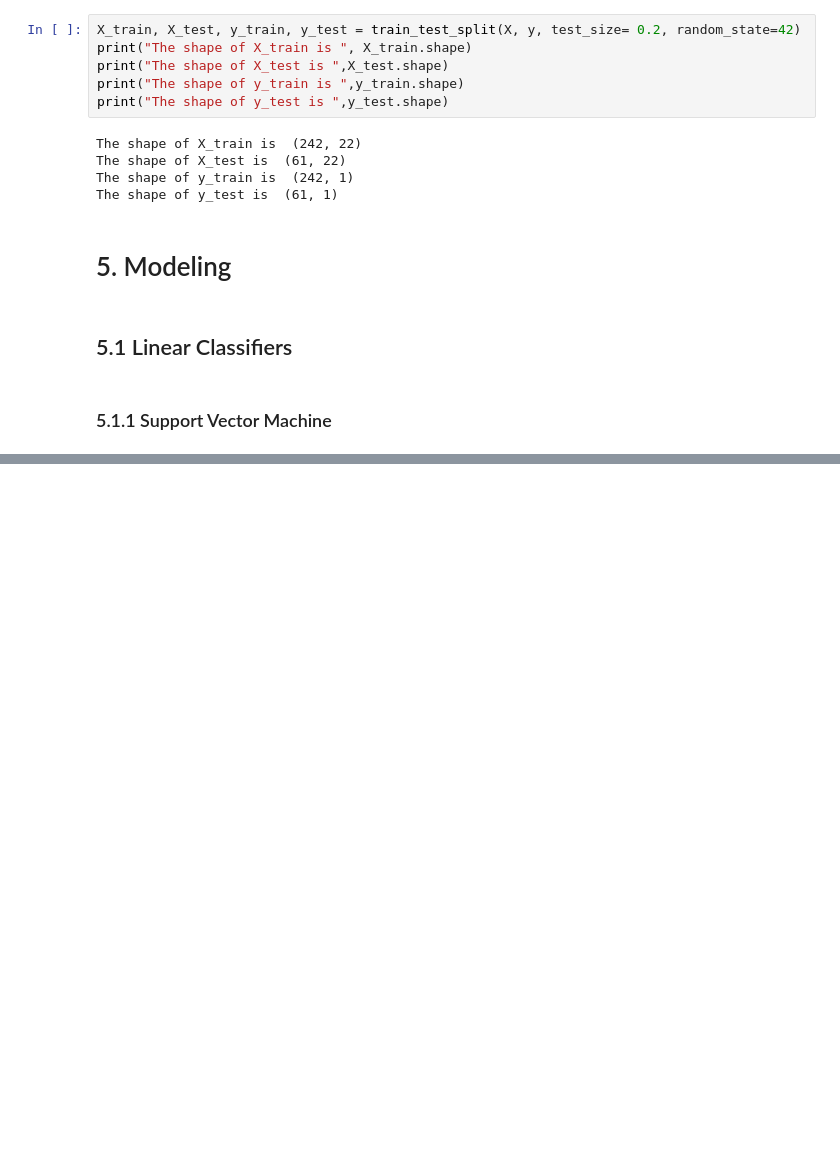
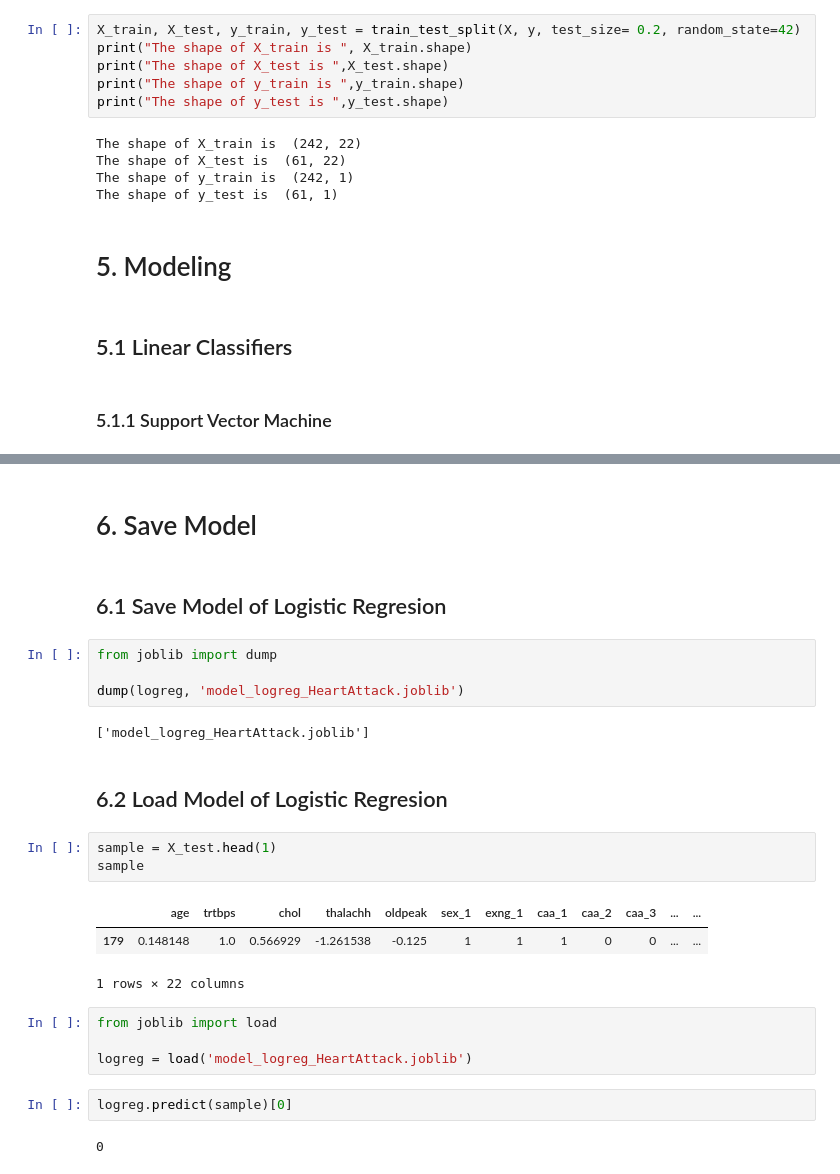
Before and after one commit to anyfish/notebook_project_ml, a Jupyter notebook: eda-heart-attack.ipynb, the cells around one changed output, grey strips where cells are left out. Cells and saved outputs as stored; diff of their text form; blank space fills up the shorter version.

```diff
--- a/eda-heart-attack.ipynb
+++ b/eda-heart-attack.ipynb
@@ -880,0 +991,27 @@ The test accuracy score of SVM is  0.8688524590163934
+# %% [markdown]
+# 6. Save Model
+# %% [markdown]
+## 6.1 Save Model of Logistic Regresion
+# %%
+from joblib import dump
+
+dump(logreg, 'model_logreg_HeartAttack.joblib')
+# %% [output]
+['model_logreg_HeartAttack.joblib']
+# %% [markdown]
+## 6.2 Load Model of Logistic Regresion
+# %%
+sample = X_test.head(1)
+sample
+# %% [output]
+|  | age | trtbps | chol | thalachh | oldpeak | sex_1 | exng_1 | caa_1 | caa_2 | caa_3 | ... | ... |
+| 179 | 0.148148 | 1.0 | 0.566929 | -1.261538 | -0.125 | 1 | 1 | 1 | 0 | 0 | ... | ... |
+1 rows × 22 columns
+# %%
+from joblib import load
+
+logreg = load('model_logreg_HeartAttack.joblib')
+# %%
+logreg.predict(sample)[0]
+# %% [output]
+0
```
Also changed, not shown: parts of 14 cells of this notebook.
